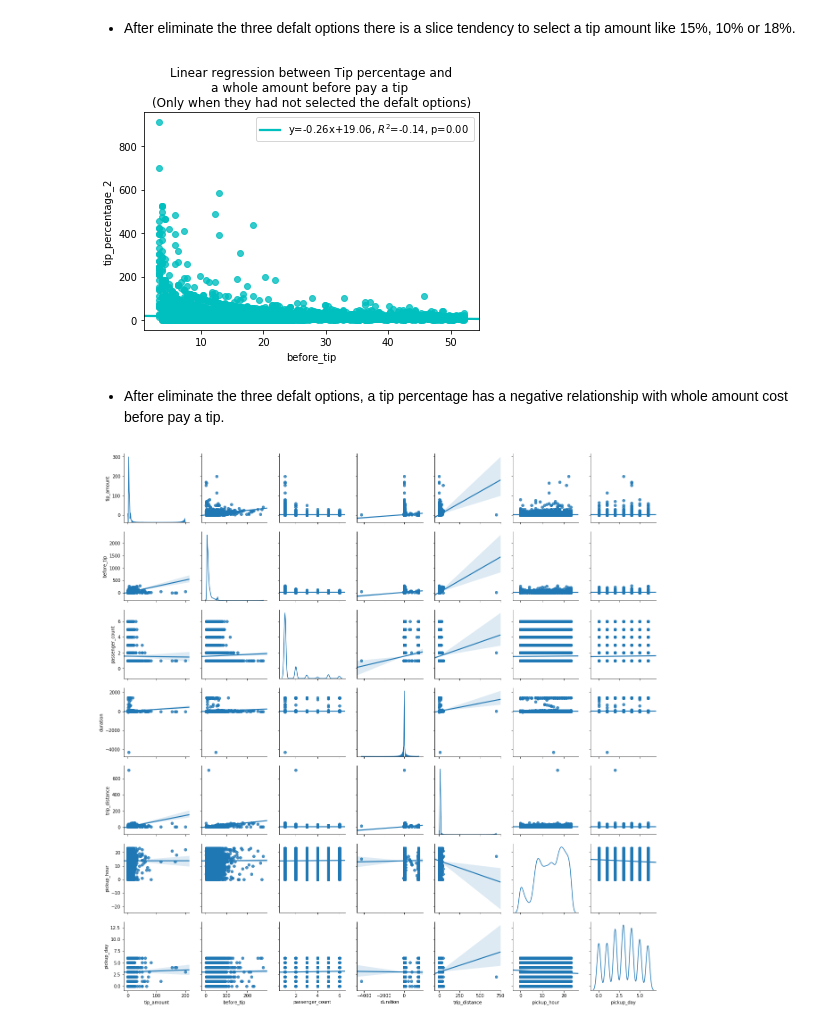
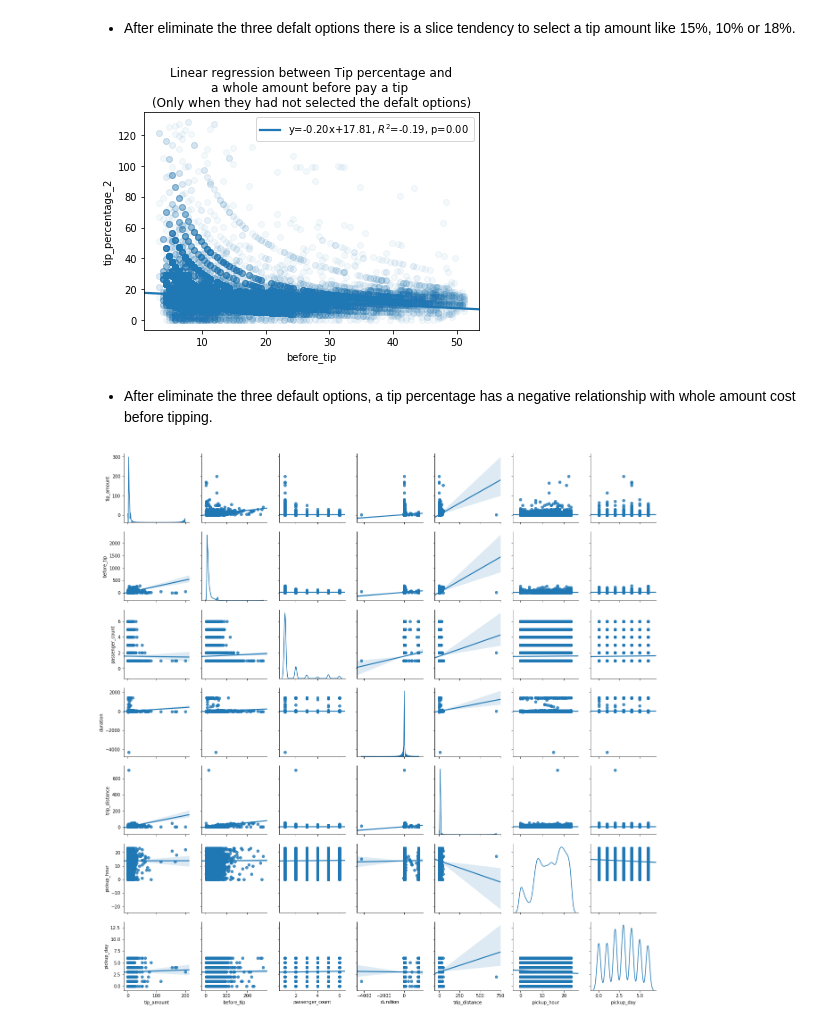
Before and after one commit to pinguino-lim/Taxi_NY, a Jupyter notebook: data/NY yellow cap.ipynb, the cells around one changed output. Cells and saved outputs as stored; diff of their text form; code cells hidden in the pictures.

```diff
--- a/data/NY yellow cap.ipynb
+++ b/data/NY yellow cap.ipynb
@@ -102,10 +102,11 @@ data = yellow[(yellow['passenger_count'] < 10) &
                         (yellow['extra'] <= 1) &
                         (yellow['RatecodeID'] < 7) &
                         (yellow['mta_tax'] >= 0) &
+                        (yellow['trip_distance'] > 0) &
                         (yellow['tip_amount'] >= 0) &
                         (yellow['tolls_amount'] >= 0) &
                         (yellow['improvement_surcharge'] > 0) &
-                        (yellow['total_amount'] >= 0)]
+                        (yellow['total_amount'] > 0)]
 
 data = data.replace({'store_and_fwd_flag': {'Y': 1, 'N': 0}})
 
@@ -299,24 +301,25 @@ plt.show()
 # %%
 tip_decision_ = tip_decision[(np.abs(stats.zscore(tip_decision[['tip_percentage_2','before_tip']]))<3).all(axis=1)]
 
 
 slope, intercept, r_value, p_value, std_err = stats.linregress(tip_decision_['before_tip'],tip_decision_['tip_percentage_2'])
 
 # use line_kws to set line label for legend
-ax = sns.regplot(x="before_tip", y="tip_percentage_2", data=tip_decision_, color='c',
- line_kws={'label':"y={0:.2f}x+{1:.2f}, $R^2$={2:.2f}, p={3:.2f} ".format(slope,intercept,r_value,p_value)})
+ax = sns.regplot(x="before_tip", y="tip_percentage_2", data=tip_decision_,
+ line_kws={'label':"y={0:.2f}x+{1:.2f}, $R^2$={2:.2f}, p={3:.2f} ".format(slope,intercept,r_value,p_value)},
+                scatter_kws={'alpha':0.05})
 
 # plot legend
 ax.legend()
 ax.set_title("""Linear regression between Tip percentage and
 a whole amount before pay a tip
 (Only when they had not selected the defalt options)""")
 
 plt.show()
 # %% [output]
-[figure, old version]
+[figure, new version]
 # %% [markdown]
-- After eliminate the three defalt options, a tip percentage has a negative relationship with whole amount cost before pay a tip.
+- After eliminate the three default options, a tip percentage has a negative relationship with whole amount cost before tipping.
 # %%
 sns.pairplot(tip_decision,
              vars=['tip_amount','before_tip','passenger_count','duration','trip_distance','pickup_hour','pickup_day'],
```
Also changed, not shown: parts of 18 cells of this notebook.
